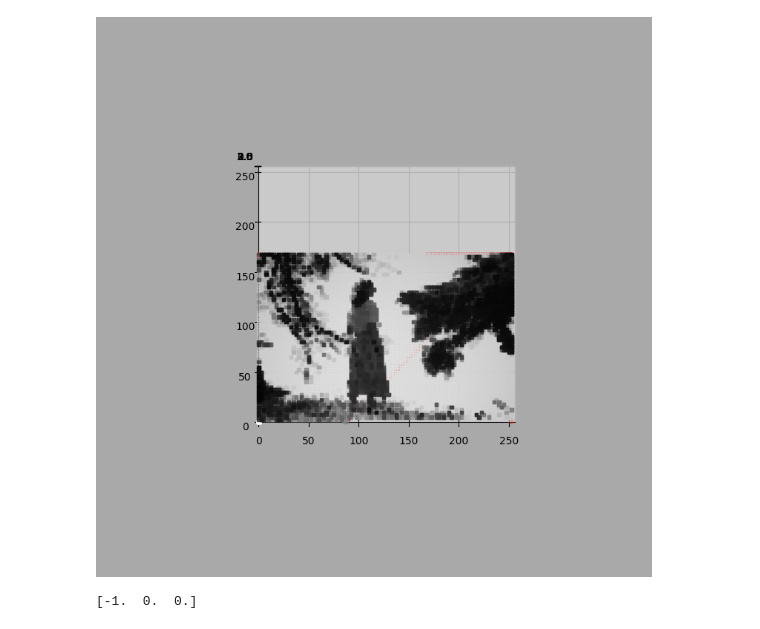
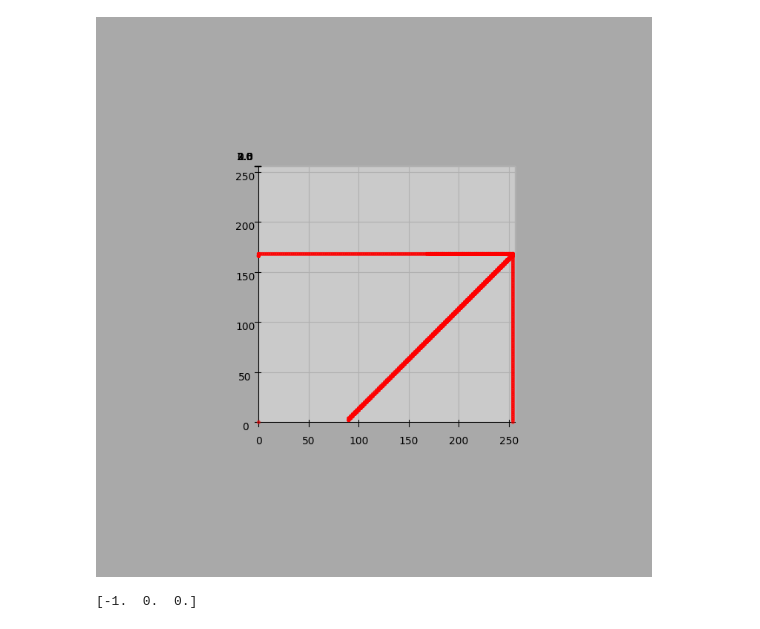
Before and after one commit to edgrant3/im2stl, a Jupyter notebook: rgb23D.ipynb, the cells around one changed output. Drawn from its saved outputs; the diff is of its cells as text; code cells hidden in the pictures.

```diff
--- a/rgb23D.ipynb
+++ b/rgb23D.ipynb
@@ -118,9 +120,3 @@ class STL_Tri:
 
     def zero_area(self):
         return self.__zero_area if self.__zero_area is not None else self.compute_area() == 0.0
-# %%
-# Test triangle class
-v1, v2, v3 = np.array([0,0,0]), np.array([1,0,0]), np.array([0,1,0])
-a = STL_Tri(v1, v2, v3)
-print(f'normal:    {a.normal}')
-print(f'zero area: {a.zero_area()}')
@@ -377,51 +346,42 @@ False
 False
 False
-# %%
-# get verts from tri sides
-
-base_verts_from_tri = np.zeros((3*len(tris_base),3))
-
-for i in range(len(tris_base)):
-    if tris_base[i].v1 is None:
-        continue
-    tri_slice = np.array([[tris_base[i].v1.ravel()],[tris_base[i].v2.ravel()],[tris_base[i].v3.ravel()]]).reshape((3,3))
-    base_verts_from_tri[i:i+3,:] = tri_slice
-
-img_verts_from_tri = np.zeros((2*len(tris_img),3))
-
-for i in range(len(tris_img)):
-    if tris_img[i].v1 is None:
-        continue
-    tri_slice = np.array([[tris_img[i].v1.ravel()],[tris_img[i].v2.ravel()],[tris_img[i].v3.ravel()]]).reshape((3,3))
-    img_verts_from_tri[i:i+3,:] = tri_slice
 # %%
+# Get verts from tri sides
+base_verts_from_tri = np.zeros((3*len(tris_base),3))
+for i, tri in enumerate(tris_base):
+    base_verts_from_tri[i*3:i*3+3, :] = np.array([tri.v1, tri.v2, tri.v3])
+
+img_verts_from_tri = np.zeros((3*len(tris_img),3))
+for i, tri in enumerate(tris_img):
+    img_verts_from_tri[i*3:i*3+3, :] = np.array([tri.v1, tri.v2, tri.v3]);
+
+colors = 1 - (img_verts_from_tri[:,2] - min_thickness) / (max_thickness - min_thickness)
+colors = np.clip(colors, 0, 1)
+colors = [(x,x,x) for x in colors]
+
 # 3D scatterplot of tri verts
 fig = plt.figure(facecolor='darkgrey', figsize=[7.5,7.55])
 ax = fig.add_subplot(projection='3d')
 ax.set_facecolor('darkgrey')
 
 ax.view_init(elev=90, azim=-90, roll=0)
 proj_types = ['ortho','persp']
 ax.set_proj_type(proj_types[0])
 
 plt.axis('scaled')
 
-colors = 1 - (img_verts_from_tri[:,2] - min_thickness) / (max_thickness - min_thickness)
-colors = np.clip(colors, 0, 1)
-colors = [(x,x,x) for x in colors]
-
 # ax.scatter(verts_base[:,0], verts_base[:,1], verts_base[:,2], marker='.', c='b')
-# ax.scatter(verts[:,0], verts[:,1], verts[:,2], marker='.', c=colors)
+# ax.scatter(verts[:,0], verts[:,1], verts[:,2], marker='.', c='g')
 ax.scatter(base_verts_from_tri[:,0], base_verts_from_tri[:,1], base_verts_from_tri[:,2], marker='.', c='r', s=28)
-ax.scatter(img_verts_from_tri[:,0], img_verts_from_tri[:,1], img_verts_from_tri[:,2], marker='s', c=colors, s=10)
+# ax.scatter(img_verts_from_tri[:,0].ravel(), img_verts_from_tri[:,1].ravel(), img_verts_from_tri[:,2].ravel(), marker='s', c=colors)#colors, s=10)
 
 
 ax.set_xlim(0, max_dim)
 ax.set_ylim(0, max_dim)
 ax.set_zlim(0, max_thickness)
 plt.show()
 # %% [output]
-[figure, old version]
+[figure, new version]
 # %%
 # Fan portion of side walls
 # TODO:
```
Also changed, not shown: parts of 10 cells of this notebook.
